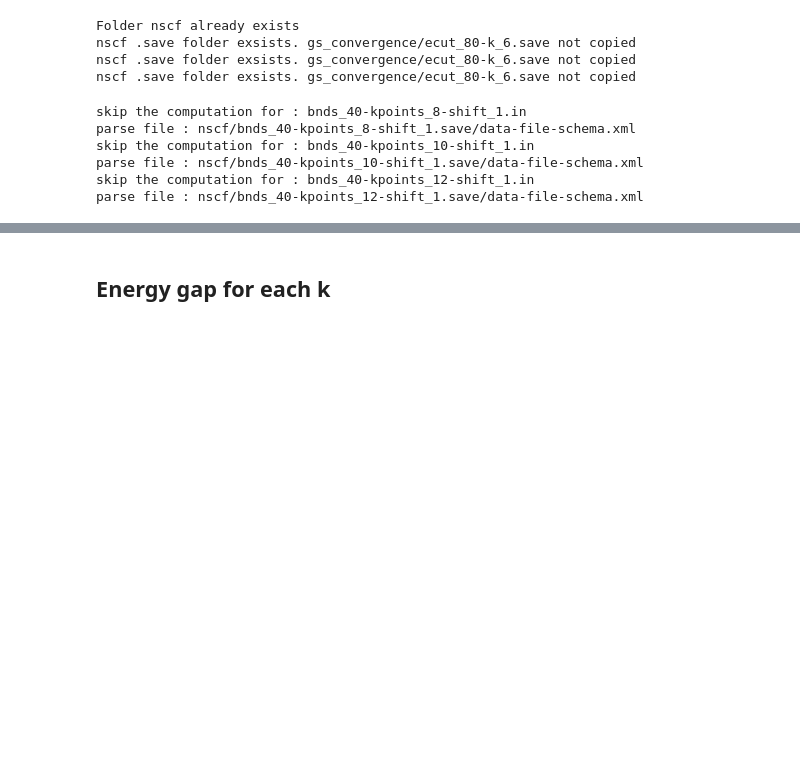
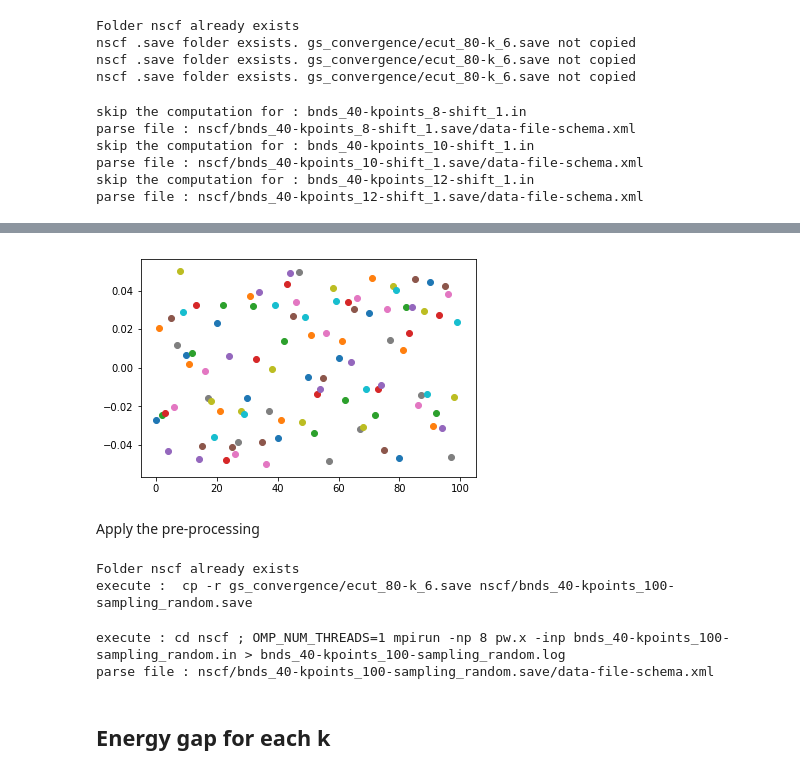
Before and after one commit to marcodalessandro76/Generation-and-decay-of-the-degree-of-spin-polarization-in-GaAs, a Jupyter notebook: Nscf_on_a_grid-Ypp_bands.ipynb, the cells around one changed output, grey strips where cells are left out. Drawn from its saved outputs; the diff is of its cells as text; code cells hidden in the pictures; blank space fills up the shorter version.

```diff
--- a/Nscf_on_a_grid-Ypp_bands.ipynb
+++ b/Nscf_on_a_grid-Ypp_bands.ipynb
@@ -125,0 +128,11 @@ parse file : nscf/bnds_40-kpoints_12-shift_1.save/data-file-schema.xml
+# %%
+import random as rand
+numBands = 40
+num_kpoints = 100
+k_span = 0.1
+weight = 1.
+# %%
+klist = []
+for n in range(num_kpoints):
+    k_rand = [k_span*(rand.random()-0.5) for ind in range(3)] + [weight]
+    klist.append(k_rand)
@@ -125,0 +150,7 @@ parse file : nscf/bnds_40-kpoints_12-shift_1.save/data-file-schema.xml
+# %%
+for ind,k in enumerate(klist):
+    plt.scatter(ind,k[0])
+# %% [output]
+[figure, added]
+# %% [markdown]
+Apply the pre-processing
@@ -126,3 +159,13 @@ parse file : nscf/bnds_40-kpoints_12-shift_1.save/data-file-schema.xml
+# %%
+random_study.pre_processing_function(source_dir=source)
+# %% [output]
+Folder nscf already exists
+execute :  cp -r gs_convergence/ecut_80-k_6.save nscf/bnds_40-kpoints_100-sampling_random.save
+# %%
+random_study.run()
+# %% [output]
+execute : cd nscf ; OMP_NUM_THREADS=1 mpirun -np 8 pw.x -inp bnds_40-kpoints_100-sampling_random.in > bnds_40-kpoints_100-sampling_random.log
+parse file : nscf/bnds_40-kpoints_100-sampling_random.save/data-file-schema.xml
 # %% [markdown]
 ## Energy gap for each k
 # %%
```
Also changed, not shown: parts of 9 cells of this notebook, 1 other file.
